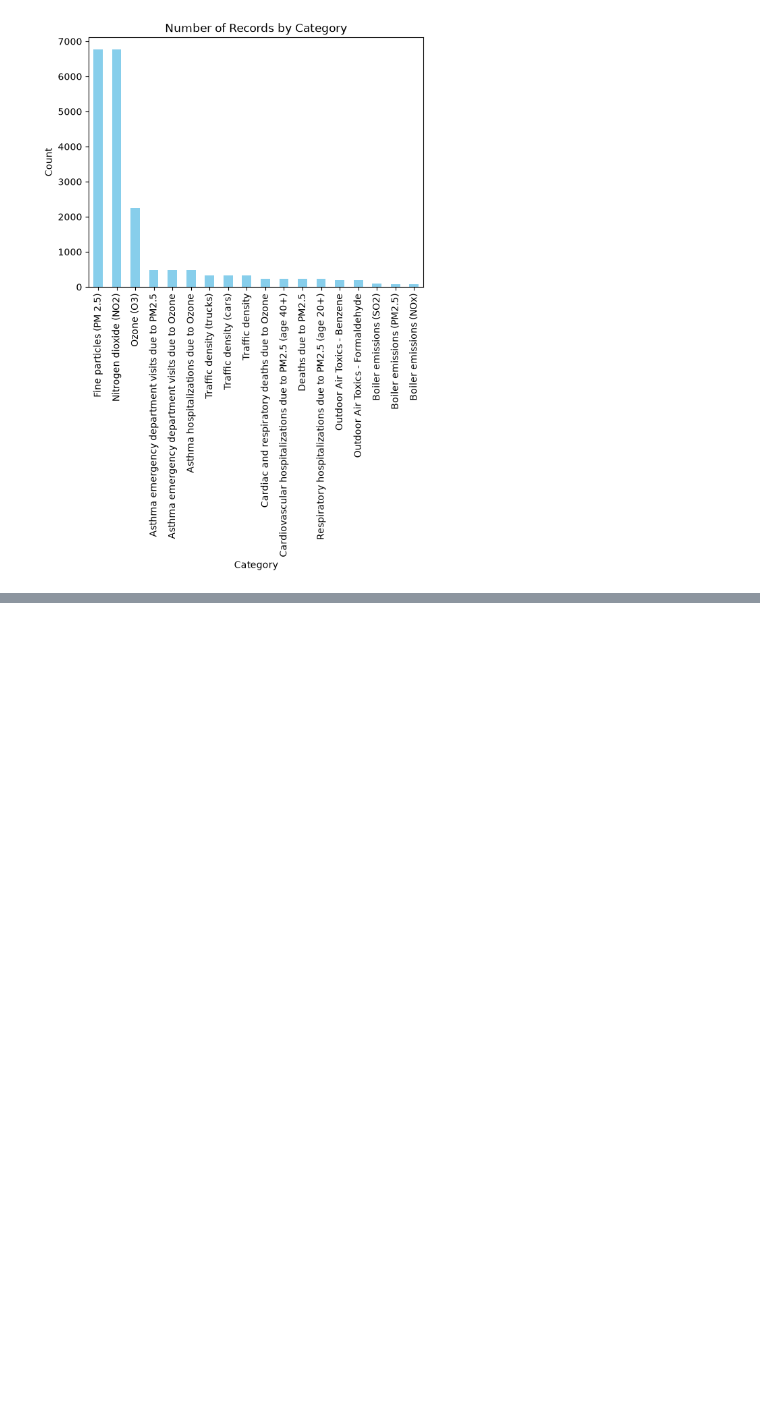
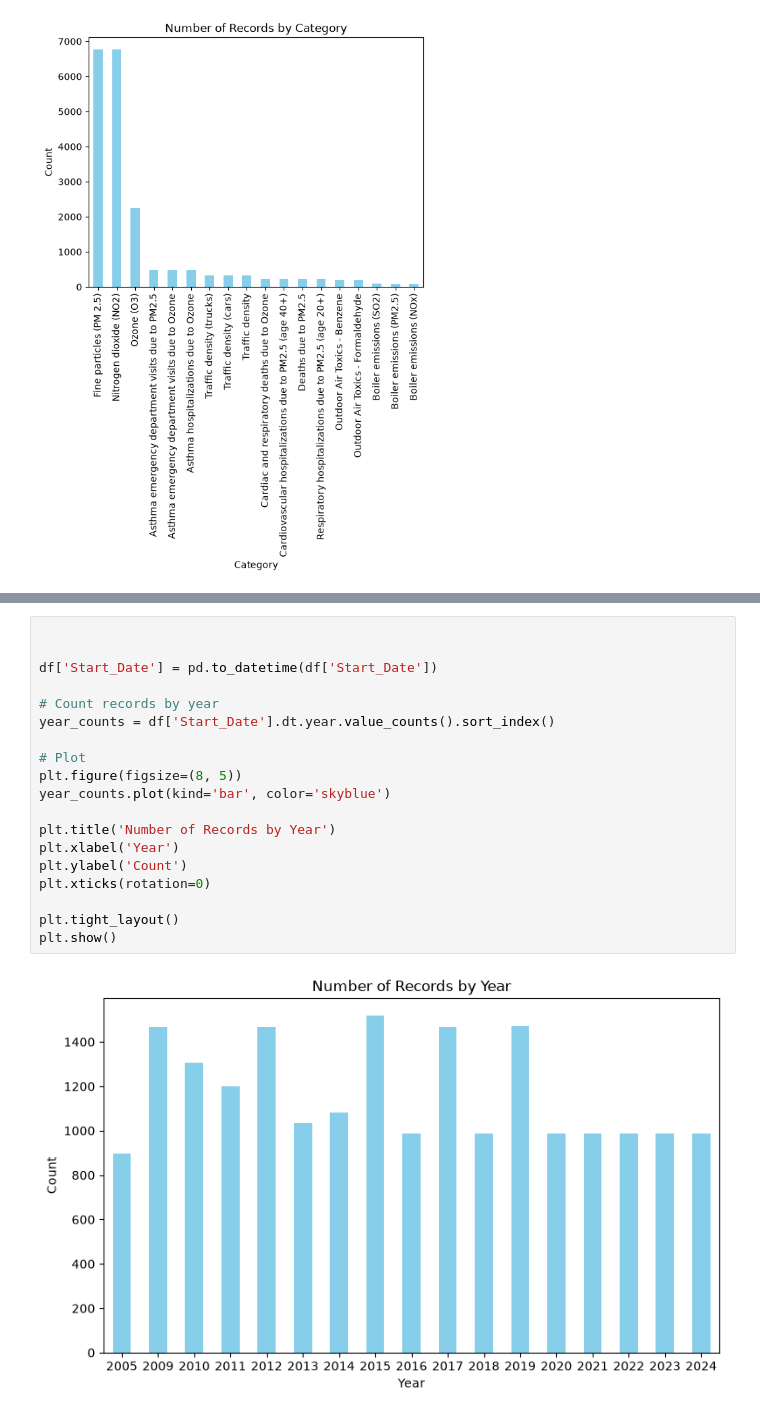
Before and after one commit to derickh-nyu/NYU-Tandon-Career-Hub-Fall-2026-Data-Science-Bootcamp-Group-Project, a Jupyter notebook: nyc_climate.ipynb, the cells around one changed output, grey strips where cells are left out. Drawn from its saved outputs; the diff is of its cells as text; blank space fills up the shorter version.

```diff
--- a/nyc_climate.ipynb
+++ b/nyc_climate.ipynb
@@ -153,0 +182,21 @@ plt.show()
+# %%
+
+
+df['Start_Date'] = pd.to_datetime(df['Start_Date'])
+
+# Count records by year
+year_counts = df['Start_Date'].dt.year.value_counts().sort_index()
+
+# Plot
+plt.figure(figsize=(8, 5))
+year_counts.plot(kind='bar', color='skyblue')
+
+plt.title('Number of Records by Year')
+plt.xlabel('Year')
+plt.ylabel('Count')
+plt.xticks(rotation=0)
+
+plt.tight_layout()
+plt.show()
+# %% [output]
+[figure, added]
```
Also changed, not shown: parts of 1 cell of this notebook, 2 other files.
